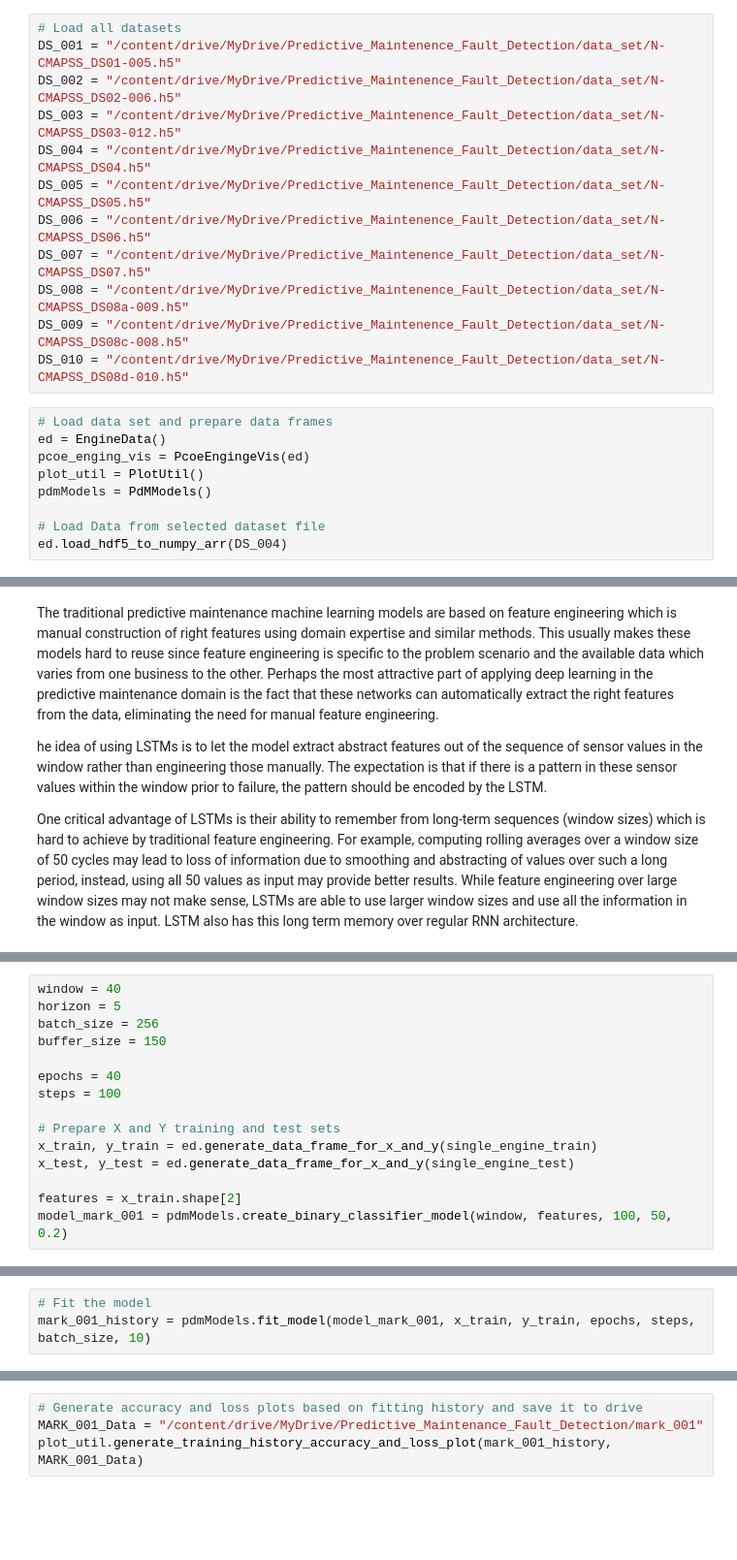
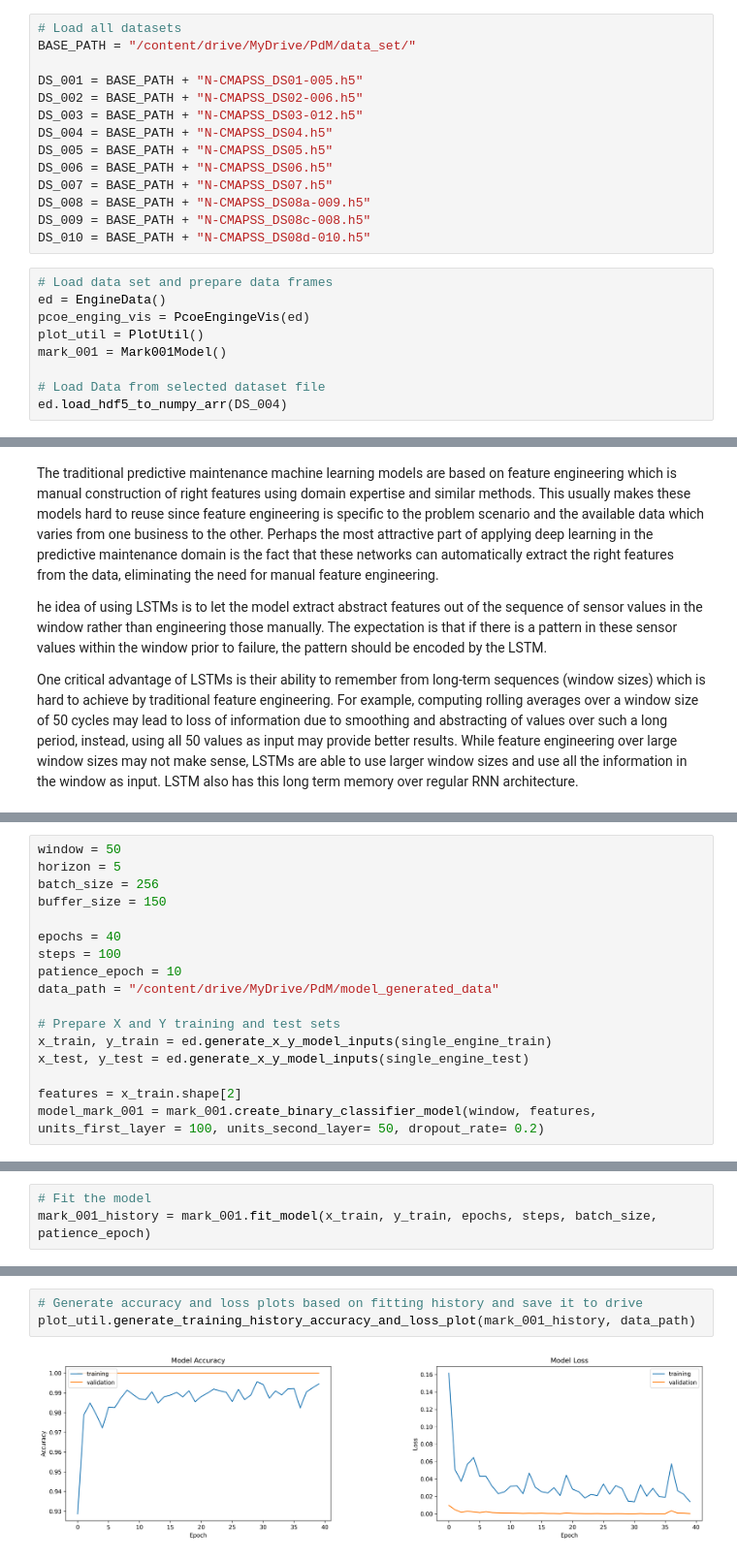
Before and after one commit to arpdm/predictive-maintenance-platform, a Jupyter notebook: PdM_NASA_ENGINES_003.ipynb, the cells around one changed output, grey strips where cells are left out. Shown at 97% size. Saved outputs shown, nothing was run; the diff lists cells and outputs as text; blank space fills up the shorter version.

Commit message:
Working Mark_001 Model

```diff
--- a/PdM_NASA_ENGINES_003.ipynb
+++ b/PdM_NASA_ENGINES_003.ipynb
@@ -40,21 +40,23 @@ from pdm_models import PdMModels
 # %%
 # Load all datasets
-DS_001 = "/content/drive/MyDrive/Predictive_Maintenence_Fault_Detection/data_set/N-CMAPSS_DS01-005.h5"
-DS_002 = "/content/drive/MyDrive/Predictive_Maintenence_Fault_Detection/data_set/N-CMAPSS_DS02-006.h5"
-DS_003 = "/content/drive/MyDrive/Predictive_Maintenence_Fault_Detection/data_set/N-CMAPSS_DS03-012.h5"
-DS_004 = "/content/drive/MyDrive/Predictive_Maintenence_Fault_Detection/data_set/N-CMAPSS_DS04.h5"
-DS_005 = "/content/drive/MyDrive/Predictive_Maintenence_Fault_Detection/data_set/N-CMAPSS_DS05.h5"
-DS_006 = "/content/drive/MyDrive/Predictive_Maintenence_Fault_Detection/data_set/N-CMAPSS_DS06.h5"
-DS_007 = "/content/drive/MyDrive/Predictive_Maintenence_Fault_Detection/data_set/N-CMAPSS_DS07.h5"
-DS_008 = "/content/drive/MyDrive/Predictive_Maintenence_Fault_Detection/data_set/N-CMAPSS_DS08a-009.h5"
-DS_009 = "/content/drive/MyDrive/Predictive_Maintenence_Fault_Detection/data_set/N-CMAPSS_DS08c-008.h5"
-DS_010 = "/content/drive/MyDrive/Predictive_Maintenence_Fault_Detection/data_set/N-CMAPSS_DS08d-010.h5"
+BASE_PATH = "/content/drive/MyDrive/PdM/data_set/"
+
+DS_001 = BASE_PATH + "N-CMAPSS_DS01-005.h5"
+DS_002 = BASE_PATH + "N-CMAPSS_DS02-006.h5"
+DS_003 = BASE_PATH + "N-CMAPSS_DS03-012.h5"
+DS_004 = BASE_PATH + "N-CMAPSS_DS04.h5"
+DS_005 = BASE_PATH + "N-CMAPSS_DS05.h5"
+DS_006 = BASE_PATH + "N-CMAPSS_DS06.h5"
+DS_007 = BASE_PATH + "N-CMAPSS_DS07.h5"
+DS_008 = BASE_PATH + "N-CMAPSS_DS08a-009.h5"
+DS_009 = BASE_PATH + "N-CMAPSS_DS08c-008.h5"
+DS_010 = BASE_PATH + "N-CMAPSS_DS08d-010.h5"
 # %%
 # Load data set and prepare data frames
 ed = EngineData()
 pcoe_enging_vis = PcoeEngingeVis(ed)
 plot_util = PlotUtil()
-pdmModels = PdMModels()
+mark_001 = Mark001Model()
 
 # Load Data from selected dataset file
 ed.load_hdf5_to_numpy_arr(DS_004)
@@ -89,15 +100,17 @@ ax1 = engine_id3_windowed.plot(subplots=True, sharex=True, figsize=(40,40))
 # %%
-window = 40
+window = 50
 horizon = 5
 batch_size = 256
 buffer_size = 150
 
 epochs = 40
 steps = 100
+patience_epoch = 10
+data_path = "/content/drive/MyDrive/PdM/model_generated_data"
 
 # Prepare X and Y training and test sets
-x_train, y_train = ed.generate_data_frame_for_x_and_y(single_engine_train)
-x_test, y_test = ed.generate_data_frame_for_x_and_y(single_engine_test)
+x_train, y_train = ed.generate_x_y_model_inputs(single_engine_train)
+x_test, y_test = ed.generate_x_y_model_inputs(single_engine_test)
 
 features = x_train.shape[2]
-model_mark_001 = pdmModels.create_binary_classifier_model(window, features, 100, 50, 0.2)
+model_mark_001 = mark_001.create_binary_classifier_model(window, features, units_first_layer = 100, units_second_layer= 50, dropout_rate= 0.2)
@@ -104,3 +137,3 @@ model_mark_001 = pdmModels.create_binary_classifier_model(window, features, 100,
 # %%
 # Fit the model
-mark_001_history = pdmModels.fit_model(model_mark_001, x_train, y_train, epochs, steps, batch_size, 10)
+mark_001_history = mark_001.fit_model(x_train, y_train, epochs, steps, batch_size, patience_epoch)
@@ -107,4 +158,5 @@ mark_001_history = pdmModels.fit_model(model_mark_001, x_train, y_train, epochs,
 # %%
 # Generate accuracy and loss plots based on fitting history and save it to drive
-MARK_001_Data = "/content/drive/MyDrive/Predictive_Maintenance_Fault_Detection/mark_001"
-plot_util.generate_training_history_accuracy_and_loss_plot(mark_001_history, MARK_001_Data)
+plot_util.generate_training_history_accuracy_and_loss_plot(mark_001_history, data_path)
+# %% [output]
+[figure, added]
```
Also changed, not shown: parts of 13 cells of this notebook.
